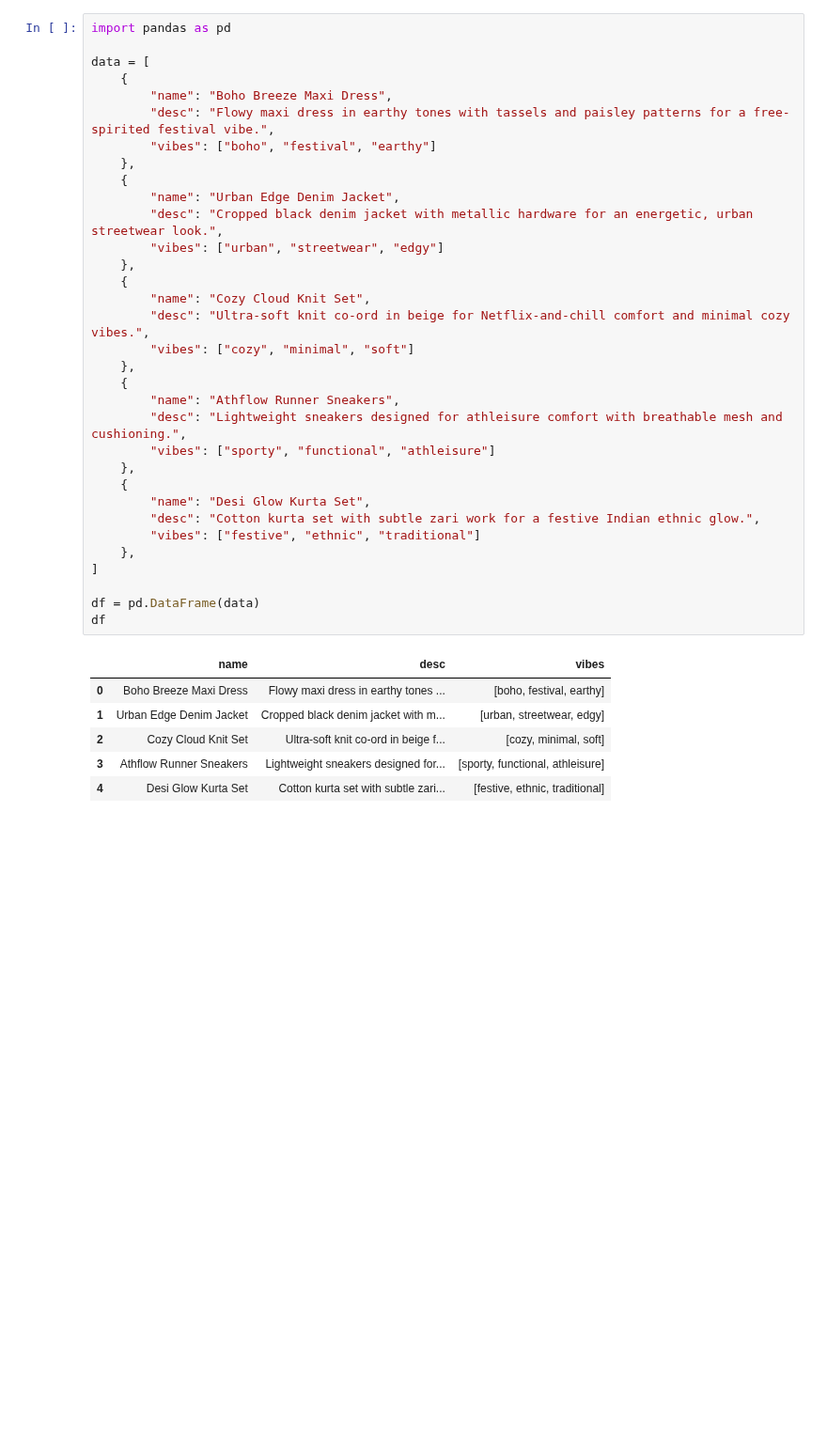
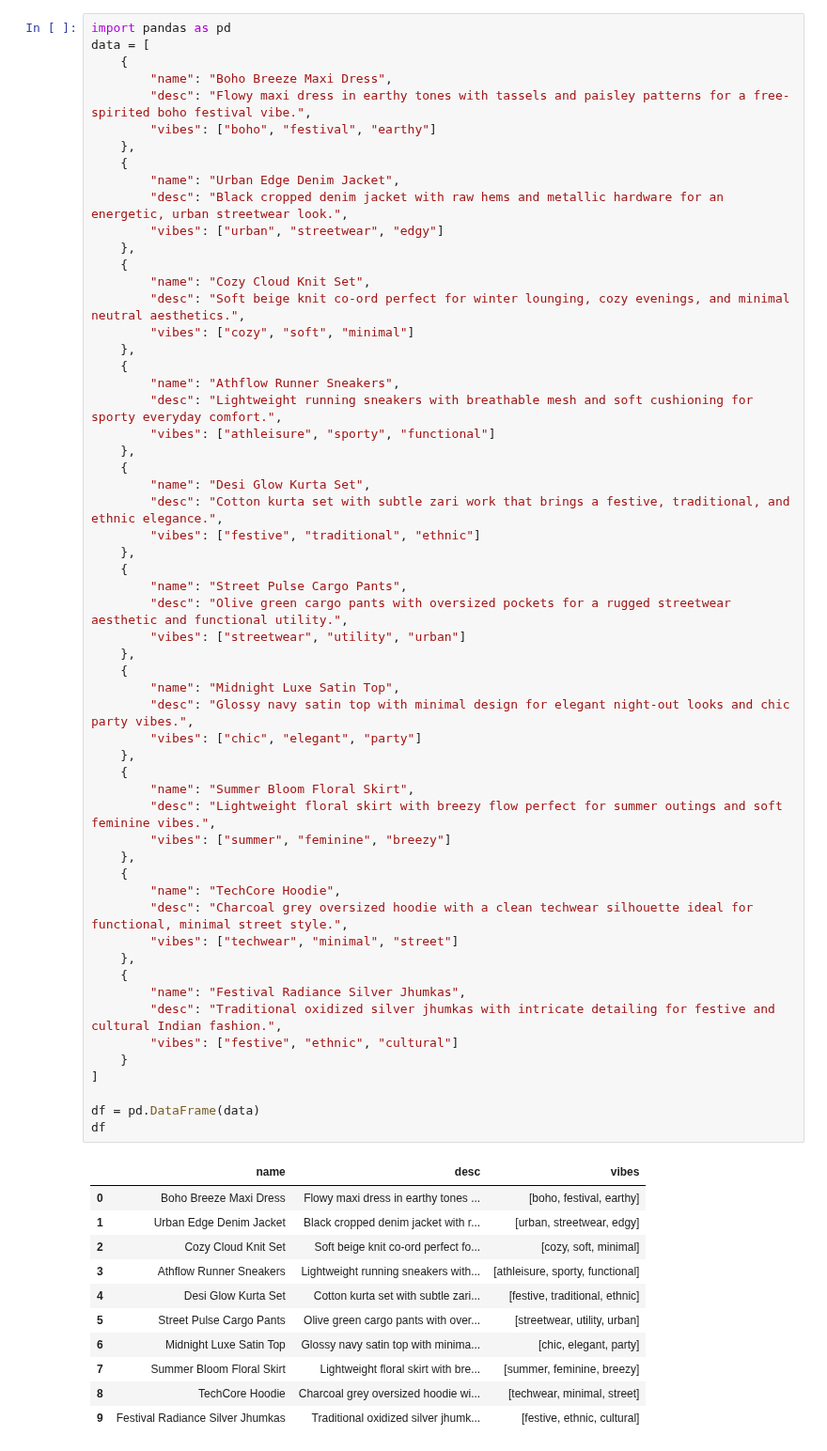
Before and after one commit to sarthaksahu03/nexora, a Jupyter notebook: nexora.ipynb, the cells around one changed output. Shown at 94% size. Saved outputs shown, nothing was run; the diff lists cells and outputs as text; blank space fills up the shorter version.

```diff
--- a/nexora.ipynb
+++ b/nexora.ipynb
@@ -1,40 +16,69 @@
 # %%
 import pandas as pd
-
 data = [
     {
         "name": "Boho Breeze Maxi Dress",
-        "desc": "Flowy maxi dress in earthy tones with tassels and paisley patterns for a free-spirited festival vibe.",
+        "desc": "Flowy maxi dress in earthy tones with tassels and paisley patterns for a free-spirited boho festival vibe.",
         "vibes": ["boho", "festival", "earthy"]
     },
     {
         "name": "Urban Edge Denim Jacket",
-        "desc": "Cropped black denim jacket with metallic hardware for an energetic, urban streetwear look.",
+        "desc": "Black cropped denim jacket with raw hems and metallic hardware for an energetic, urban streetwear look.",
         "vibes": ["urban", "streetwear", "edgy"]
     },
     {
         "name": "Cozy Cloud Knit Set",
-        "desc": "Ultra-soft knit co-ord in beige for Netflix-and-chill comfort and minimal cozy vibes.",
-        "vibes": ["cozy", "minimal", "soft"]
+        "desc": "Soft beige knit co-ord perfect for winter lounging, cozy evenings, and minimal neutral aesthetics.",
+        "vibes": ["cozy", "soft", "minimal"]
     },
     {
         "name": "Athflow Runner Sneakers",
-        "desc": "Lightweight sneakers designed for athleisure comfort with breathable mesh and cushioning.",
-        "vibes": ["sporty", "functional", "athleisure"]
+        "desc": "Lightweight running sneakers with breathable mesh and soft cushioning for sporty everyday comfort.",
+        "vibes": ["athleisure", "sporty", "functional"]
     },
     {
         "name": "Desi Glow Kurta Set",
-        "desc": "Cotton kurta set with subtle zari work for a festive Indian ethnic glow.",
-        "vibes": ["festive", "ethnic", "traditional"]
+        "desc": "Cotton kurta set with subtle zari work that brings a festive, traditional, and ethnic elegance.",
+        "vibes": ["festive", "traditional", "ethnic"]
     },
+    {
+        "name": "Street Pulse Cargo Pants",
+        "desc": "Olive green cargo pants with oversized pockets for a rugged streetwear aesthetic and functional utility.",
+        "vibes": ["streetwear", "utility", "urban"]
+    },
+    {
+        "name": "Midnight Luxe Satin Top",
+        "desc": "Glossy navy satin top with minimal design for elegant night-out looks and chic party vibes.",
+        "vibes": ["chic", "elegant", "party"]
+    },
+    {
+        "name": "Summer Bloom Floral Skirt",
+        "desc": "Lightweight floral skirt with breezy flow perfect for summer outings and soft feminine vibes.",
+        "vibes": ["summer", "feminine", "breezy"]
+    },
+    {
+        "name": "TechCore Hoodie",
+        "desc": "Charcoal grey oversized hoodie with a clean techwear silhouette ideal for functional, minimal street style.",
+        "vibes": ["techwear", "minimal", "street"]
+    },
+    {
+        "name": "Festival Radiance Silver Jhumkas",
+        "desc": "Traditional oxidized silver jhumkas with intricate detailing for festive and cultural Indian fashion.",
+        "vibes": ["festive", "ethnic", "cultural"]
+    }
 ]
 
 df = pd.DataFrame(data)
 df
 # %% [output]
 |  | name | desc | vibes |
 | 0 | Boho Breeze Maxi Dress | Flowy maxi dress in earthy tones ... | [boho, festival, earthy] |
-| 1 | Urban Edge Denim Jacket | Cropped black denim jacket with m... | [urban, streetwear, edgy] |
-| 2 | Cozy Cloud Knit Set | Ultra-soft knit co-ord in beige f... | [cozy, minimal, soft] |
-| 3 | Athflow Runner Sneakers | Lightweight sneakers designed for... | [sporty, functional, athleisure] |
-| 4 | Desi Glow Kurta Set | Cotton kurta set with subtle zari... | [festive, ethnic, traditional] |
+| 1 | Urban Edge Denim Jacket | Black cropped denim jacket with r... | [urban, streetwear, edgy] |
+| 2 | Cozy Cloud Knit Set | Soft beige knit co-ord perfect fo... | [cozy, soft, minimal] |
+| 3 | Athflow Runner Sneakers | Lightweight running sneakers with... | [athleisure, sporty, functional] |
+| 4 | Desi Glow Kurta Set | Cotton kurta set with subtle zari... | [festive, traditional, ethnic] |
+| 5 | Street Pulse Cargo Pants | Olive green cargo pants with over... | [streetwear, utility, urban] |
+| 6 | Midnight Luxe Satin Top | Glossy navy satin top with minima... | [chic, elegant, party] |
+| 7 | Summer Bloom Floral Skirt | Lightweight floral skirt with bre... | [summer, feminine, breezy] |
+| 8 | TechCore Hoodie | Charcoal grey oversized hoodie wi... | [techwear, minimal, street] |
+| 9 | Festival Radiance Silver Jhumkas | Traditional oxidized silver jhumk... | [festive, ethnic, cultural] |
```
Also changed, not shown: parts of 13 cells of this notebook.
